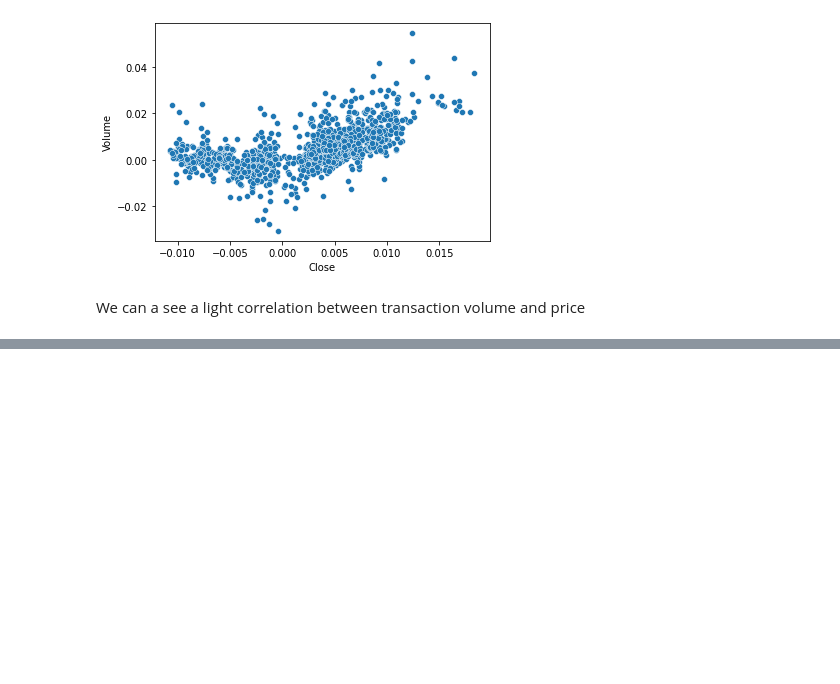
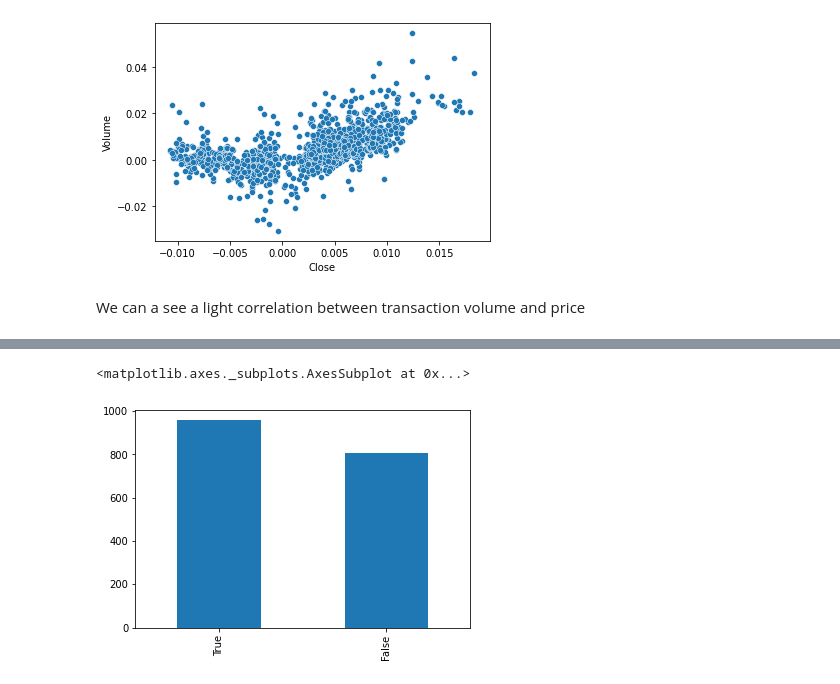
Before and after one commit to ElPapi42/data-fresh, a Jupyter notebook: notebook.ipynb, the cells around one changed output, grey strips where cells are left out. Cells and saved outputs as stored; diff of their text form; code cells hidden in the pictures; blank space fills up the shorter version.

```diff
--- a/notebook.ipynb
+++ b/notebook.ipynb
@@ -138,0 +148,5 @@ We can a see a light correlation between transaction volume and price
+# %%
+(daily_diff > 0).value_counts().plot(kind='bar')
+# %% [output]
+<matplotlib.axes._subplots.AxesSubplot at 0x...>
+[figure, added]
```
Also changed, not shown: parts of 6 cells of this notebook.
